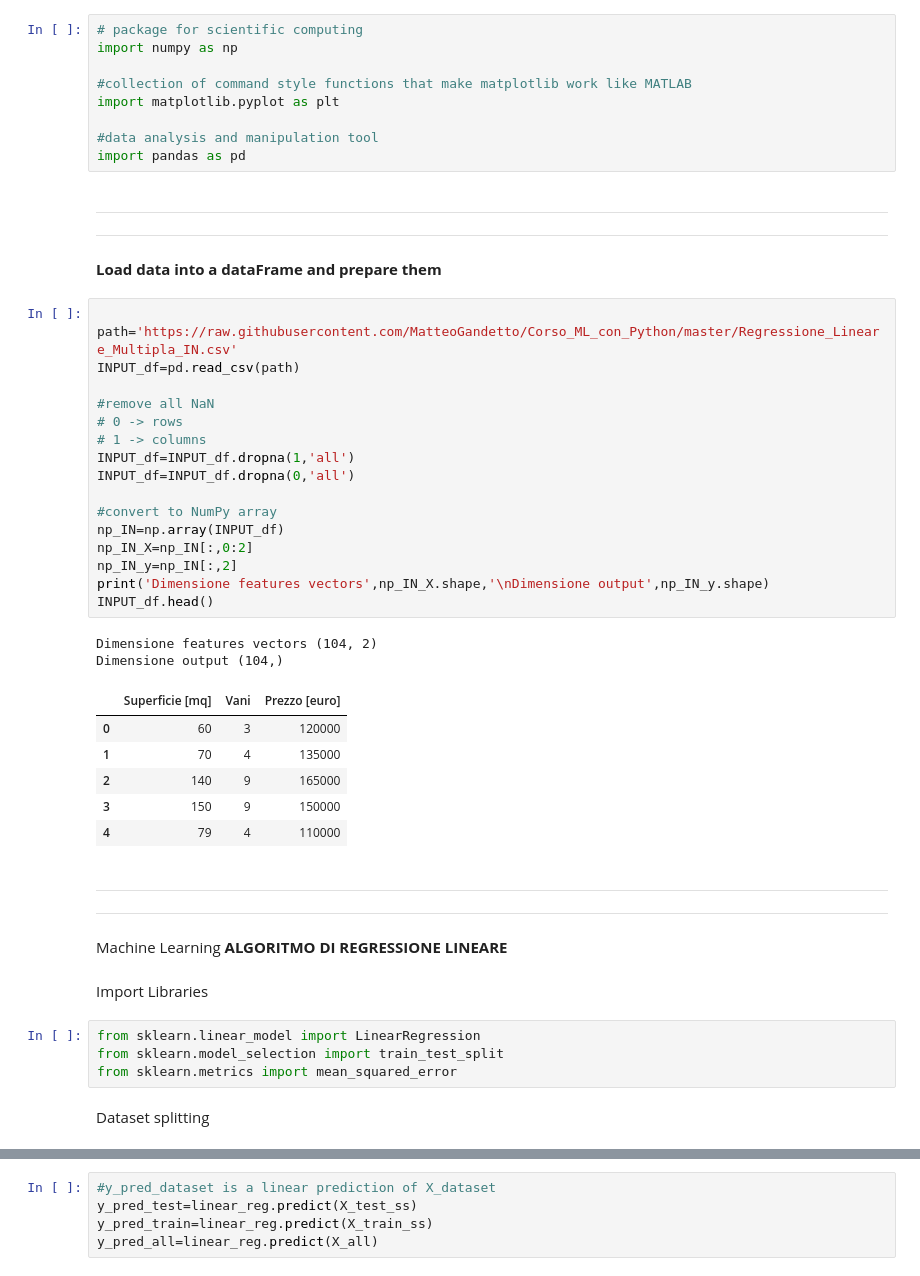
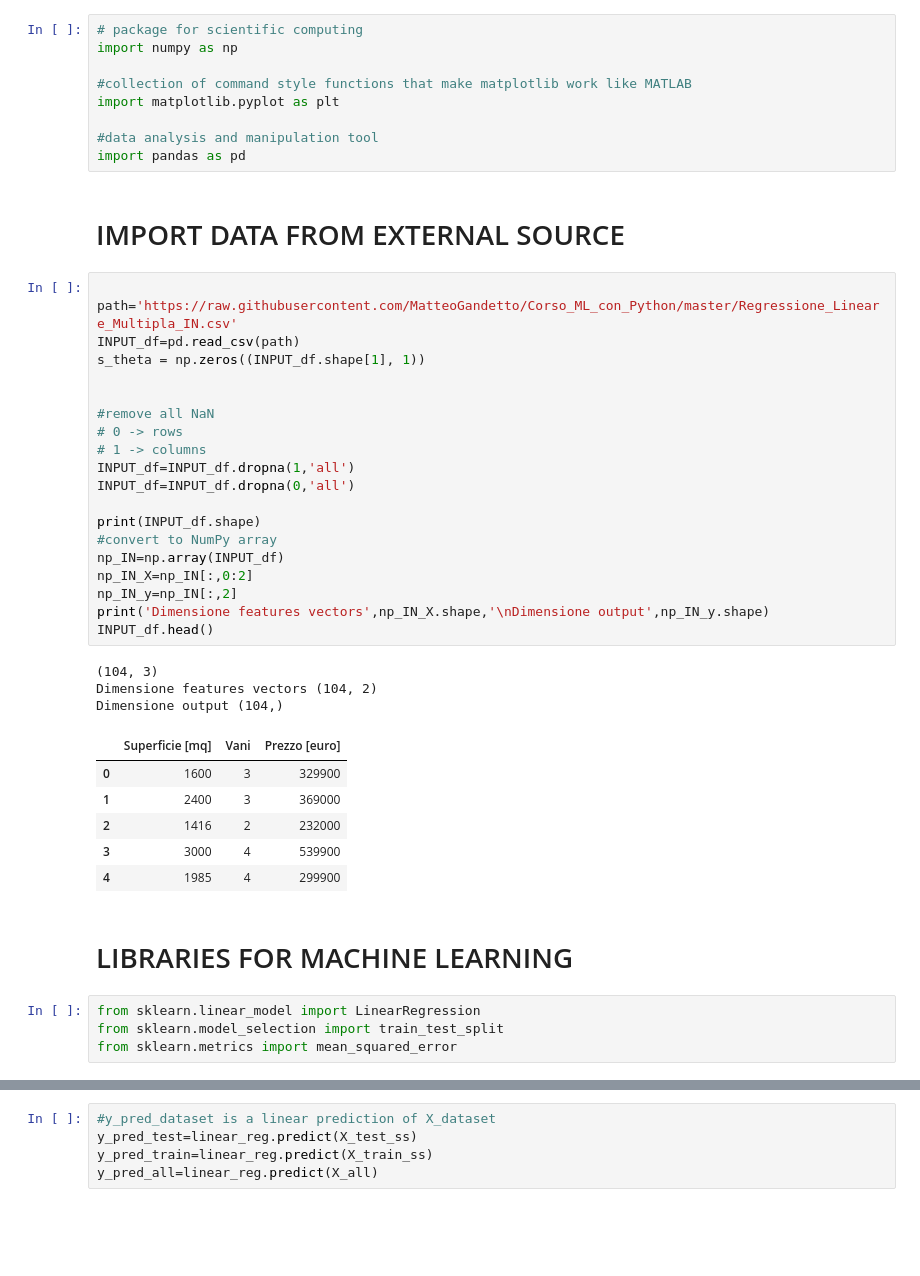
Before and after one commit to MatteoGandetto/Corso_ML_con_Python, a Jupyter notebook: Regressione_Lineare_Multipla.ipynb, the cells around one changed output, grey strips where cells are left out. Cells and saved outputs as stored; diff of their text form; blank space fills up the shorter version.

```diff
--- a/Regressione_Lineare_Multipla.ipynb
+++ b/Regressione_Lineare_Multipla.ipynb
@@ -12,52 +11,41 @@ import matplotlib.pyplot as plt
 
 #data analysis and manipulation tool
 import pandas as pd
-# %% [markdown]
-
-
----
----
-**Load data into a dataFrame and prepare them**
+# %% [markdown]
+# IMPORT DATA FROM EXTERNAL SOURCE
 # %%
 
 path='https://raw.githubusercontent.com/MatteoGandetto/Corso_ML_con_Python/master/Regressione_Lineare_Multipla_IN.csv'
 INPUT_df=pd.read_csv(path)
+s_theta = np.zeros((INPUT_df.shape[1], 1))
+
 
 #remove all NaN
 # 0 -> rows
 # 1 -> columns
 INPUT_df=INPUT_df.dropna(1,'all')
 INPUT_df=INPUT_df.dropna(0,'all')
 
+print(INPUT_df.shape)
 #convert to NumPy array
 np_IN=np.array(INPUT_df)
 np_IN_X=np_IN[:,0:2]
 np_IN_y=np_IN[:,2]
 print('Dimensione features vectors',np_IN_X.shape,'\nDimensione output',np_IN_y.shape)
 INPUT_df.head()
 # %% [output]
+(104, 3)
 Dimensione features vectors (104, 2)
 Dimensione output (104,)
 |  | Superficie [mq] | Vani | Prezzo [euro] |
-| 0 | 60 | 3 | 120000 |
-| 1 | 70 | 4 | 135000 |
-| 2 | 140 | 9 | 165000 |
-| 3 | 150 | 9 | 150000 |
-| 4 | 79 | 4 | 110000 |
+| 0 | 1600 | 3 | 329900 |
+| 1 | 2400 | 3 | 369000 |
+| 2 | 1416 | 2 | 232000 |
+| 3 | 3000 | 4 | 539900 |
+| 4 | 1985 | 4 | 299900 |
-# %% [markdown]
-
-
----
-
----
-
-Machine Learning
-**ALGORITMO DI REGRESSIONE LINEARE**
-# %% [markdown]
-Import Libraries
+# %% [markdown]
+# LIBRARIES FOR MACHINE LEARNING
 # %%
 from sklearn.linear_model import LinearRegression
 from sklearn.model_selection import train_test_split
 from sklearn.metrics import mean_squared_error
-# %% [markdown]
-Dataset splitting
```
Also changed, not shown: parts of 15 cells of this notebook.
